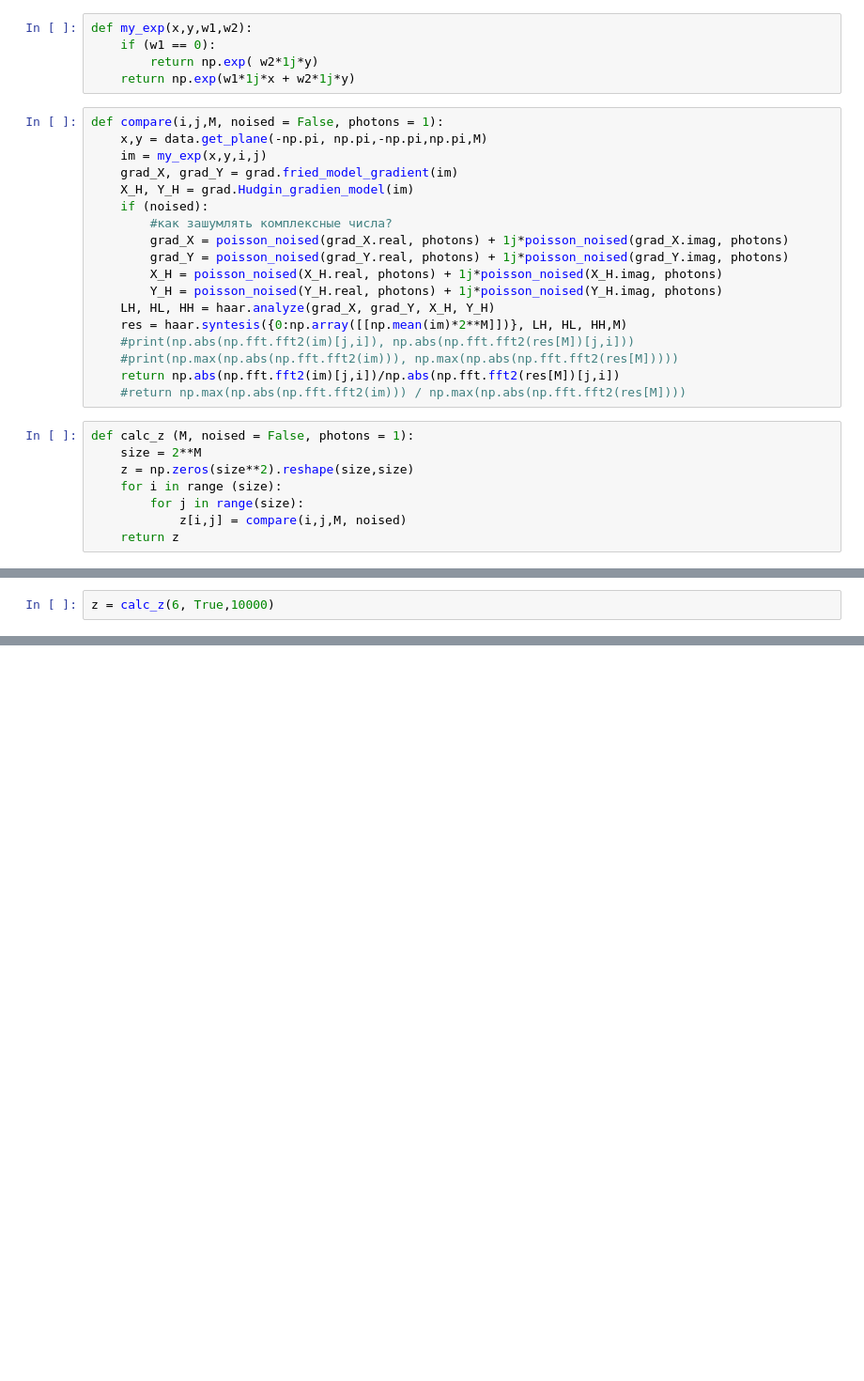
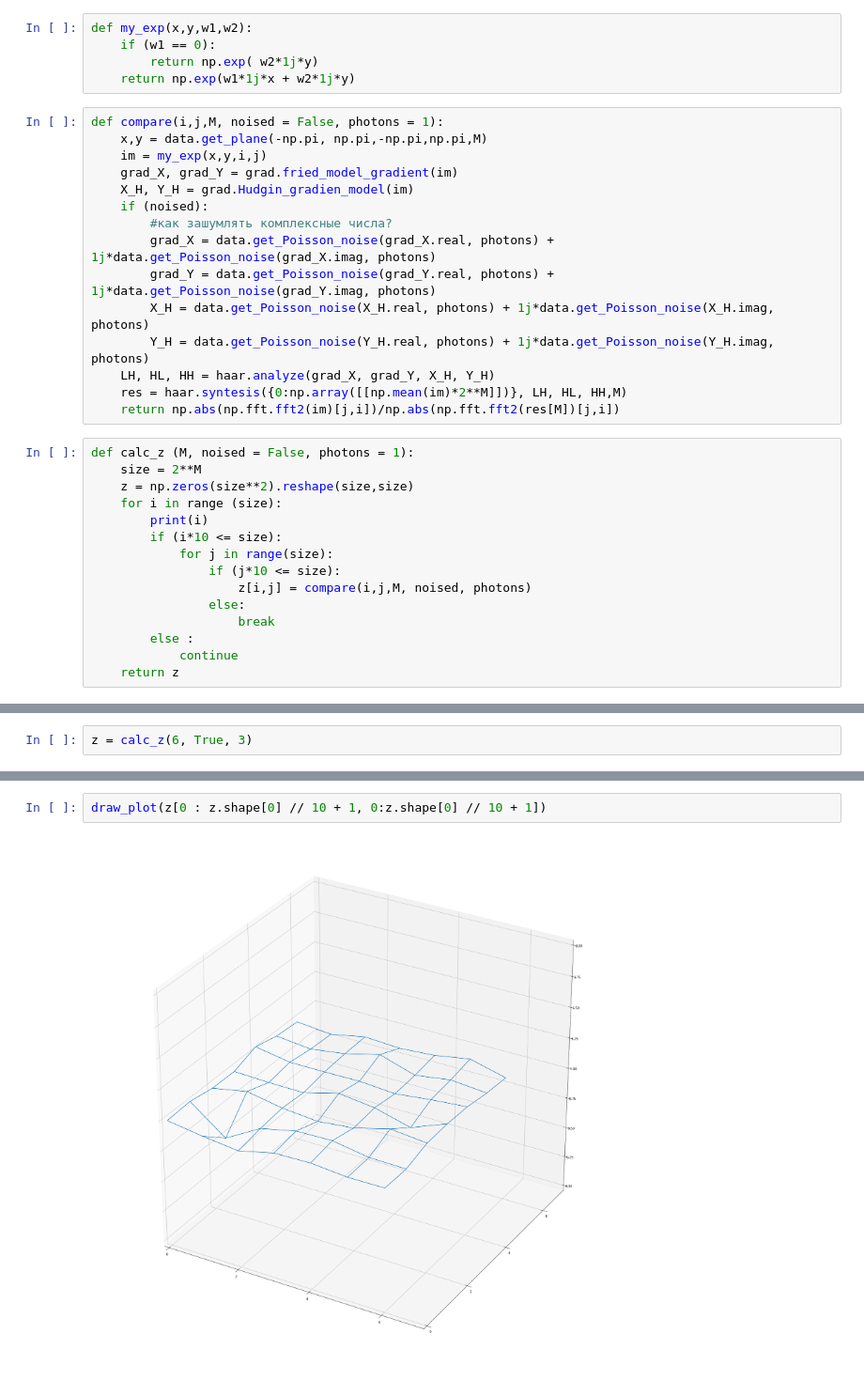
Before and after one commit to Satbek/-ourse-work-sem7, a Jupyter notebook: src/Frequency charachteristik.ipynb, the cells around one changed output, grey strips where cells are left out. Shown at 94% size. Saved outputs shown, nothing was run; the diff lists cells and outputs as text; blank space fills up the shorter version.

```diff
--- a/src/Frequency charachteristik.ipynb
+++ b/src/Frequency charachteristik.ipynb
@@ -60,23 +19,27 @@ def compare(i,j,M, noised = False, photons = 1):
     X_H, Y_H = grad.Hudgin_gradien_model(im)
     if (noised):
         #как зашумлять комплексные числа?
-        grad_X = poisson_noised(grad_X.real, photons) + 1j*poisson_noised(grad_X.imag, photons)
-        grad_Y = poisson_noised(grad_Y.real, photons) + 1j*poisson_noised(grad_Y.imag, photons)
-        X_H = poisson_noised(X_H.real, photons) + 1j*poisson_noised(X_H.imag, photons)
-        Y_H = poisson_noised(Y_H.real, photons) + 1j*poisson_noised(Y_H.imag, photons)
+        grad_X = data.get_Poisson_noise(grad_X.real, photons) + 1j*data.get_Poisson_noise(grad_X.imag, photons)
+        grad_Y = data.get_Poisson_noise(grad_Y.real, photons) + 1j*data.get_Poisson_noise(grad_Y.imag, photons)
+        X_H = data.get_Poisson_noise(X_H.real, photons) + 1j*data.get_Poisson_noise(X_H.imag, photons)
+        Y_H = data.get_Poisson_noise(Y_H.real, photons) + 1j*data.get_Poisson_noise(Y_H.imag, photons)
     LH, HL, HH = haar.analyze(grad_X, grad_Y, X_H, Y_H)
     res = haar.syntesis({0:np.array([[np.mean(im)*2**M]])}, LH, HL, HH,M)
-    #print(np.abs(np.fft.fft2(im)[j,i]), np.abs(np.fft.fft2(res[M])[j,i]))
-    #print(np.max(np.abs(np.fft.fft2(im))), np.max(np.abs(np.fft.fft2(res[M]))))
     return np.abs(np.fft.fft2(im)[j,i])/np.abs(np.fft.fft2(res[M])[j,i])
-    #return np.max(np.abs(np.fft.fft2(im))) / np.max(np.abs(np.fft.fft2(res[M])))
 # %%
 def calc_z (M, noised = False, photons = 1):
     size = 2**M
     z = np.zeros(size**2).reshape(size,size)
     for i in range (size):
-        for j in range(size):
-            z[i,j] = compare(i,j,M, noised)
+        print(i)
+        if (i*10 <= size):
+            for j in range(size):
+                if (j*10 <= size):
+                    z[i,j] = compare(i,j,M, noised, photons)
+                else:
+                    break
+        else :
+            continue
     return z
 # %%
 def draw_plot(z):
@@ -99,3 +63,3 @@ def draw_plot(z):
 # %%
-z = calc_z(6, True,10000)
+z = calc_z(6, True, 3)
 # %% [output]
@@ -102,0 +84,4 @@ NameError: name 'decompozition' is not defined
+# %%
+draw_plot(z[0 : z.shape[0] // 10 + 1, 0:z.shape[0] // 10 + 1])
+# %% [output]
+[figure, added]
```
Also changed, not shown: parts of 9 cells of this notebook, 5 other files.
